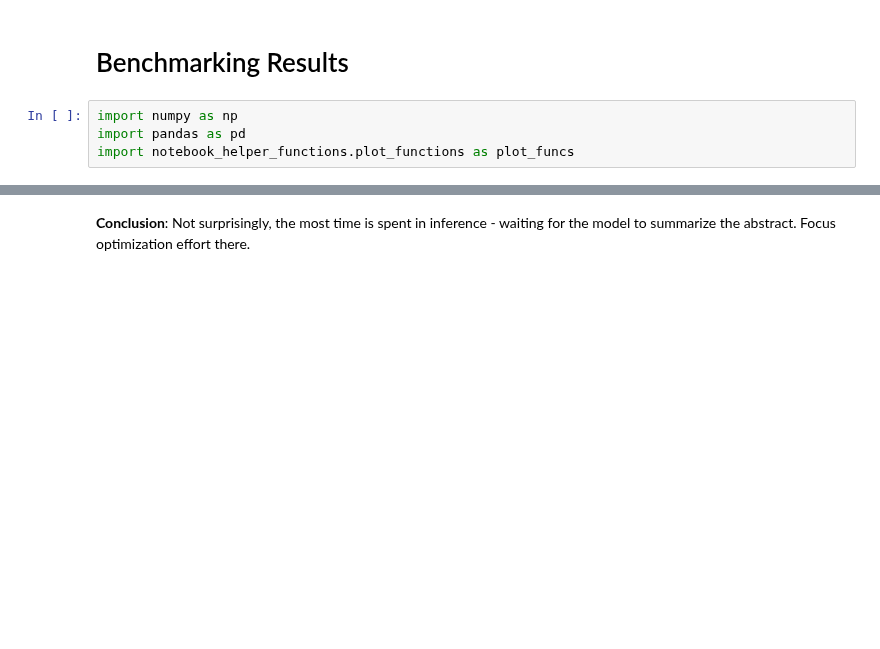
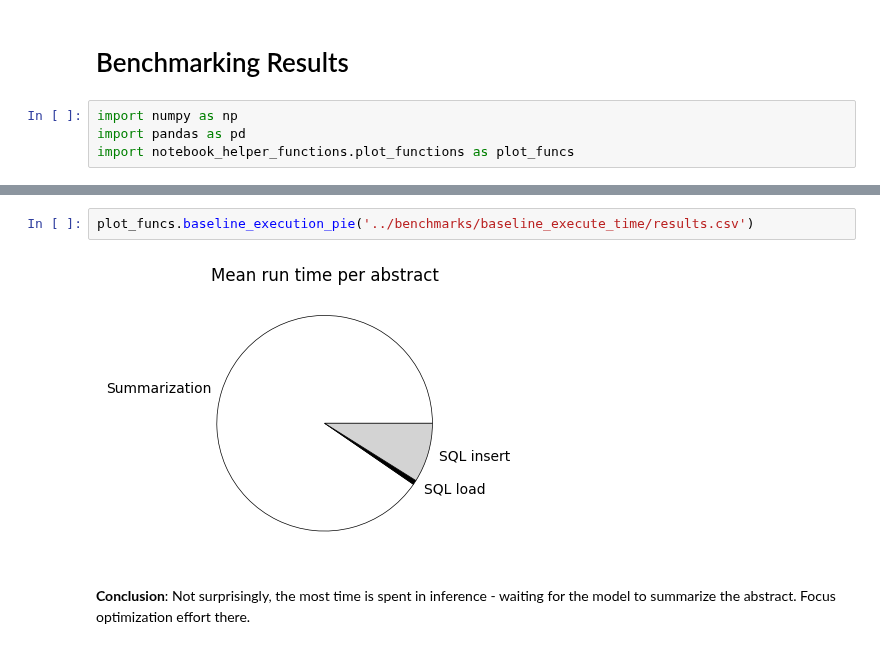
Before and after one commit to gperdrizet/PUBSUM, a Jupyter notebook: pubsum/notebooks/benchmarking_results.ipynb, the cells around one changed output, grey strips where cells are left out. Cells and saved outputs as stored; diff of their text form; blank space fills up the shorter version.

```diff
--- a/pubsum/notebooks/benchmarking_results.ipynb
+++ b/pubsum/notebooks/benchmarking_results.ipynb
@@ -43,3 +30,7 @@ Mean SQL load time: 1.47 seconds per abstract
+# %%
+plot_funcs.baseline_execution_pie('../benchmarks/baseline_execute_time/results.csv')
+# %% [output]
+[figure, added]
 # %% [markdown]
 **Conclusion**: Not surprisingly, the most time is spent in inference - waiting for the model to summarize the abstract. Focus optimization effort there.
 # %% [markdown]
```
Also changed, not shown: parts of 13 cells of this notebook, 1 other file.
